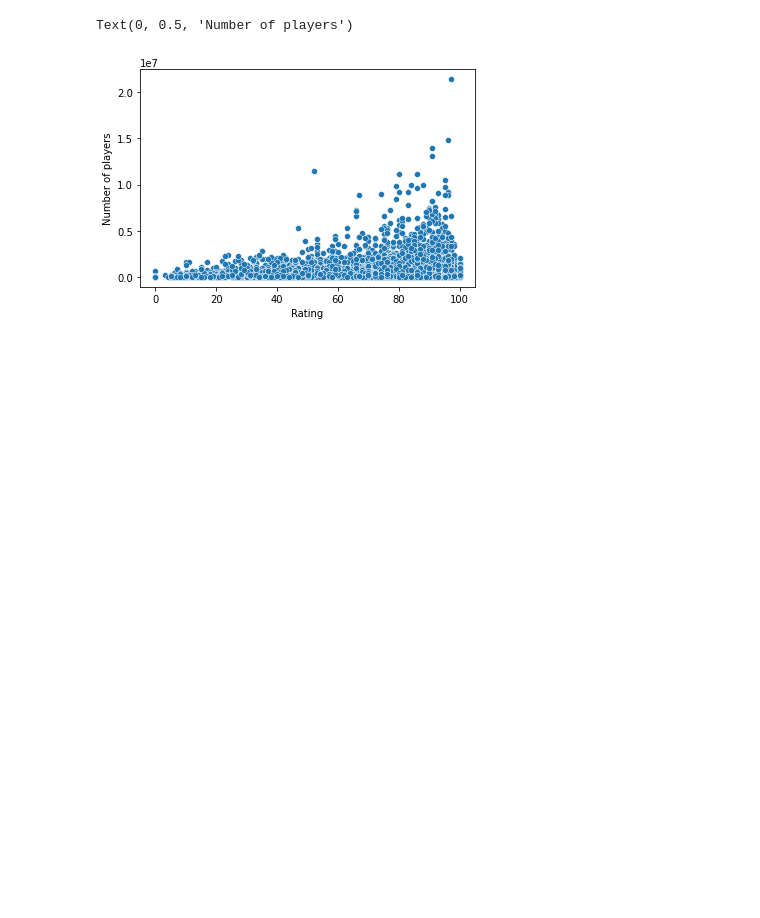
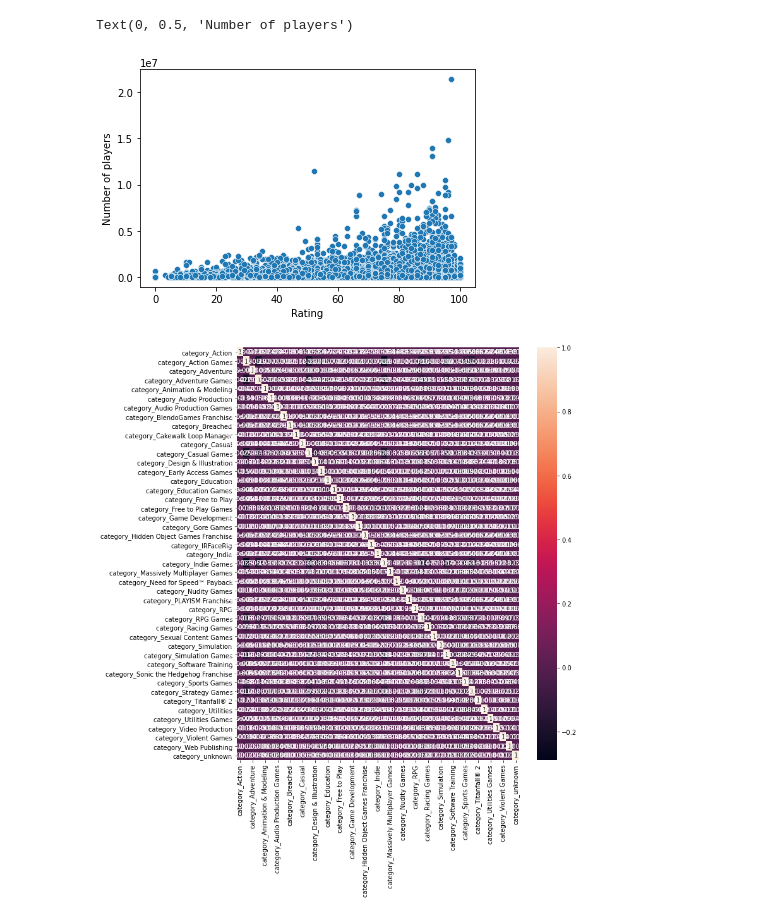
Before and after one commit to LukasL97/IDS-Steam, a Jupyter notebook: Project_incompletedata.ipynb, the cells around one changed output. Cells and saved outputs as stored; diff of their text form; code cells hidden in the pictures; blank space fills up the shorter version.

Commit message:
Added correlation matrices. Removed categories with no or only one game (had only very, very small effect on the measures.

```diff
--- a/Project_incompletedata.ipynb
+++ b/Project_incompletedata.ipynb
@@ -538,3 +525,14 @@ mat.ylabel('Number of players')
 # %% [output]
 Text(0, 0.5, 'Number of players')
 [figure]
+# %%
+# Correlation matrix for categories:
+cat_corr_matrix = cat_cols.corr()
+sea.heatmap(cat_corr_matrix, annot=True)
+mat.show()
+# This correlation matrix is of course not very readable, but as the color indicates the correlation
+# and the whole graph is a lighter or darker shade of violet, it seems that there are no/very few correlations
+# that 0.3/-0.3.
+# There'll be no correlation matrix for tags as there are to many of them.
+# %% [output]
+[figure, added]
```
Also changed, not shown: parts of 9 cells of this notebook.
